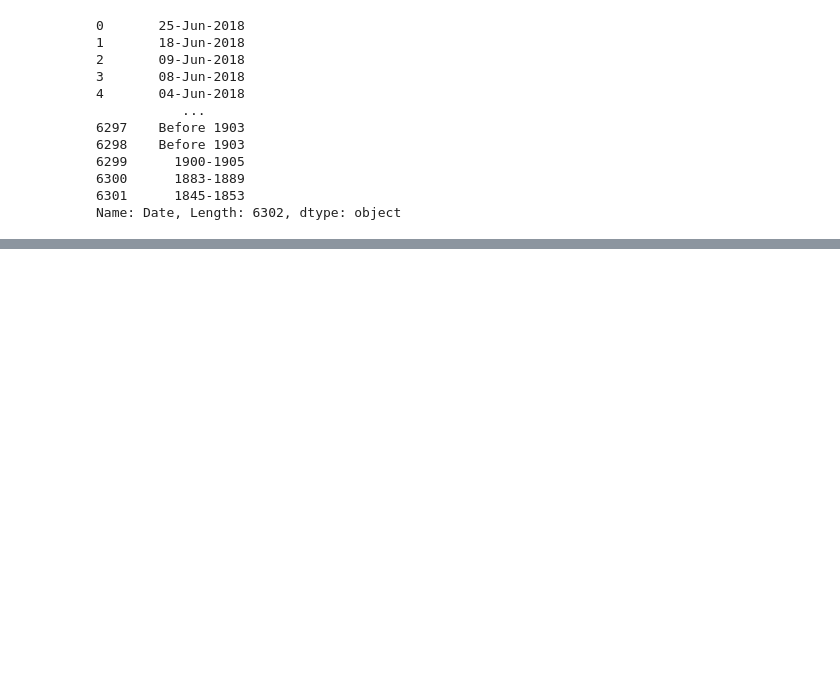
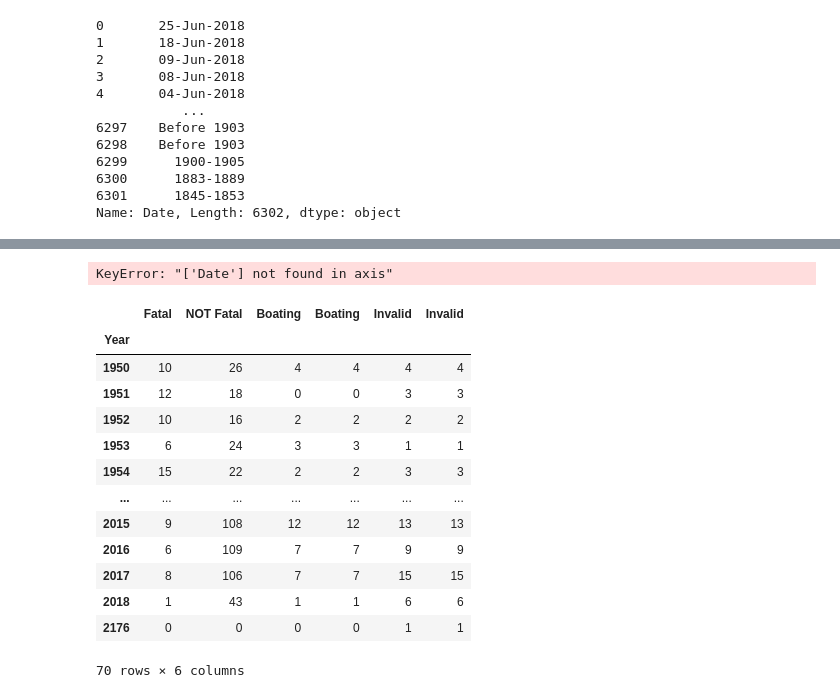
Before and after one commit to EdAndradeF/IronHack_Project_1, a Jupyter notebook: SharkAttack.ipynb, the cells around one changed output, grey strips where cells are left out. Drawn from its saved outputs; the diff is of its cells as text; code cells hidden in the pictures; blank space fills up the shorter version.

```diff
--- a/SharkAttack.ipynb
+++ b/SharkAttack.ipynb
@@ -204,0 +212,4 @@ df_fatal.loc[df_fatal.loc[:, 'Type'] == 'Boating']
+# %%
+df_fatal.loc[df_fatal.loc[:, 'Injury'] == 'NaN', 'Injury'] = np.nan
+df_fatal = df_fatal.loc[df_fatal['Injury'] == df_fatal['Injury'], :]
+df_fatal.info()
@@ -204,0 +231,50 @@ df_fatal.loc[df_fatal.loc[:, 'Type'] == 'Boating']
+# %%
+# ['Boating', 'Unprovoked', 'Invalid', 'Provoked',
+# 'Questionable', 'Sea Disaster', nan, 'Boat', 'Boatomg']
+df_fatal.loc[(df_fatal['Type'] == 'Boat') | (df_fatal['Type'] == 'Boatomg'), 'Type'] = 'Boating'
+df_fatal.loc[df_fatal.loc[:, 'Type'].isna(), 'Type'] = 'Questionable'
+
+# excluindo mais algumas linhas sem dados relevantes
+df_fatal.loc[df_fatal.loc[:, 'Injury'] == 'NaN', 'Injury'] = np.nan
+df_fatal = df_fatal.loc[df_fatal['Injury'] == df_fatal['Injury'], :]
+
+
+ataques = (df_fatal['Type'] == 'Provoked') | (df_fatal['Type'] == 'Unprovoked')
+df_fatal.loc[(df_fatal['Fatal'] == 0) & ataques, 'NOT Fatal'] = 1
+df_fatal.loc[df_fatal['NOT Fatal'].isna(), 'NOT Fatal'] = 0
+df_fatal.loc[:,'NOT Fatal'] = df_fatal['NOT Fatal'].astype(int)
+
+mortsematk = (df_fatal['Fatal'] == 1) & (df_fatal['Type'] == 'Invalid')
+df_fatal.loc[mortsematk, 'Fatal'] = 0
+df_fatal['Fatal'] = df_fatal['Fatal'].astype(int)
+
+inva_boat = pd.get_dummies(df_fatal['Type']).iloc[:, :2]
+
+df_fatal = pd.concat([df_fatal, inva_boat], axis=1)
+# %%
+df_fatal= pd.concat([df_fatal, inva_boat], axis=1)
+df_fatal = df_fatal.drop(columns='Date').reset_index()
+df_fatal = df_fatal.drop(index=4063)
+df_fatal
+# %% [output]
+KeyError: "['Date'] not found in axis"
+# %%
+perlocal = df_fatal.groupby('Country')[['Fatal', 'NOT Fatal', 'Boating', 'Invalid']].sum()
+perano = df_fatal.groupby('Year')[['Fatal', 'NOT Fatal', 'Boating', 'Invalid']].sum()
+# %%
+perano
+# %% [output]
+|  | Fatal | NOT Fatal | Boating | Boating | Invalid | Invalid |
+| Year |  |  |  |  |  |  |
+| 1950 | 10 | 26 | 4 | 4 | 4 | 4 |
+| 1951 | 12 | 18 | 0 | 0 | 3 | 3 |
+| 1952 | 10 | 16 | 2 | 2 | 2 | 2 |
+| 1953 | 6 | 24 | 3 | 3 | 1 | 1 |
+| 1954 | 15 | 22 | 2 | 2 | 3 | 3 |
+| ... | ... | ... | ... | ... | ... | ... |
+| 2015 | 9 | 108 | 12 | 12 | 13 | 13 |
+| 2016 | 6 | 109 | 7 | 7 | 9 | 9 |
+| 2017 | 8 | 106 | 7 | 7 | 15 | 15 |
+| 2018 | 1 | 43 | 1 | 1 | 6 | 6 |
+| 2176 | 0 | 0 | 0 | 0 | 1 | 1 |
+70 rows × 6 columns
```
Also changed, not shown: parts of 8 cells of this notebook, 1 other file.
